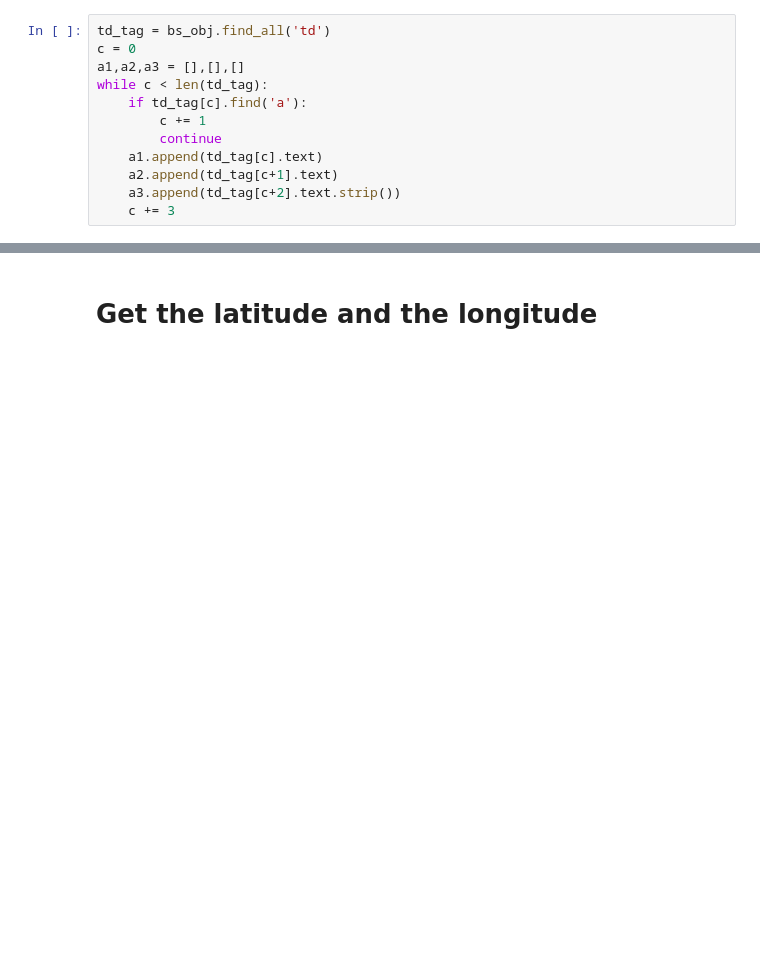
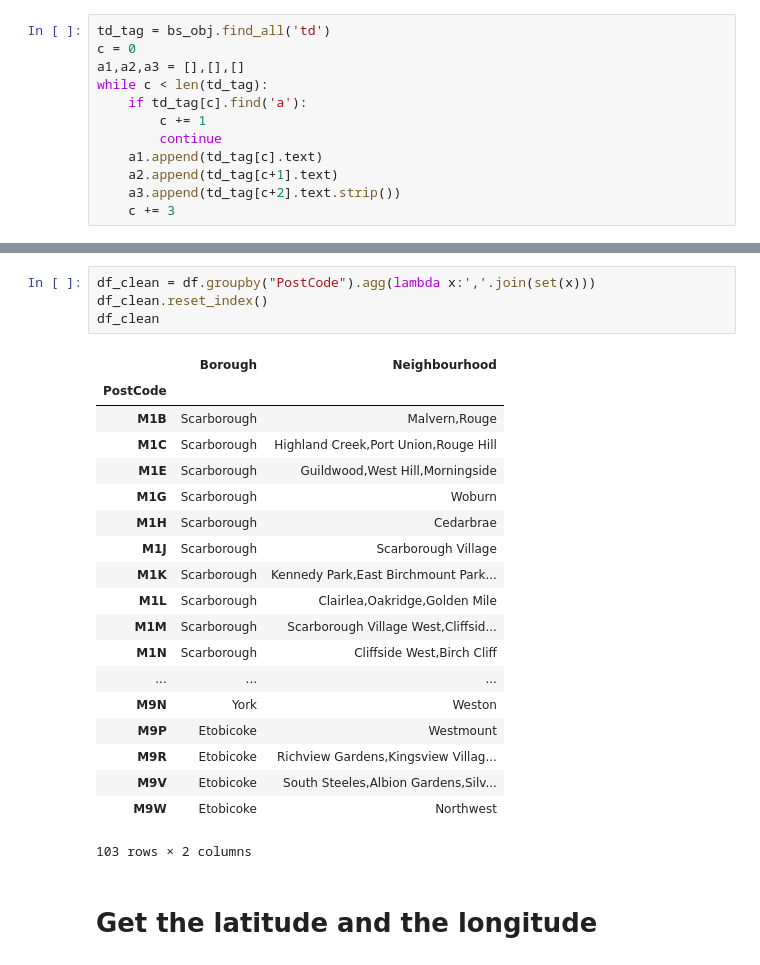
Before and after one commit to S001412/capstone, a Jupyter notebook: canada_code.ipynb, the cells around one changed output, grey strips where cells are left out. Saved outputs shown, nothing was run; the diff lists cells and outputs as text; blank space fills up the shorter version.

```diff
--- a/canada_code.ipynb
+++ b/canada_code.ipynb
@@ -49,3 +50,27 @@ df.shape
+# %%
+df_clean = df.groupby("PostCode").agg(lambda x:','.join(set(x)))
+df_clean.reset_index()
+df_clean
+# %% [output]
+|  | Borough | Neighbourhood |
+| PostCode |  |  |
+| M1B | Scarborough | Malvern,Rouge |
+| M1C | Scarborough | Highland Creek,Port Union,Rouge Hill |
+| M1E | Scarborough | Guildwood,West Hill,Morningside |
+| M1G | Scarborough | Woburn |
+| M1H | Scarborough | Cedarbrae |
+| M1J | Scarborough | Scarborough Village |
+| M1K | Scarborough | Kennedy Park,East Birchmount Park... |
+| M1L | Scarborough | Clairlea,Oakridge,Golden Mile |
+| M1M | Scarborough | Scarborough Village West,Cliffsid... |
+| M1N | Scarborough | Cliffside West,Birch Cliff |
+| ... | ... | ... |
+| M9N | York | Weston |
+| M9P | Etobicoke | Westmount |
+| M9R | Etobicoke | Richview Gardens,Kingsview Villag... |
+| M9V | Etobicoke | South Steeles,Albion Gardens,Silv... |
+| M9W | Etobicoke | Northwest |
+103 rows × 2 columns
 # %% [markdown]
 # Get the latitude and the longitude
 # %%
```
Also changed, not shown: parts of 30 cells of this notebook.
